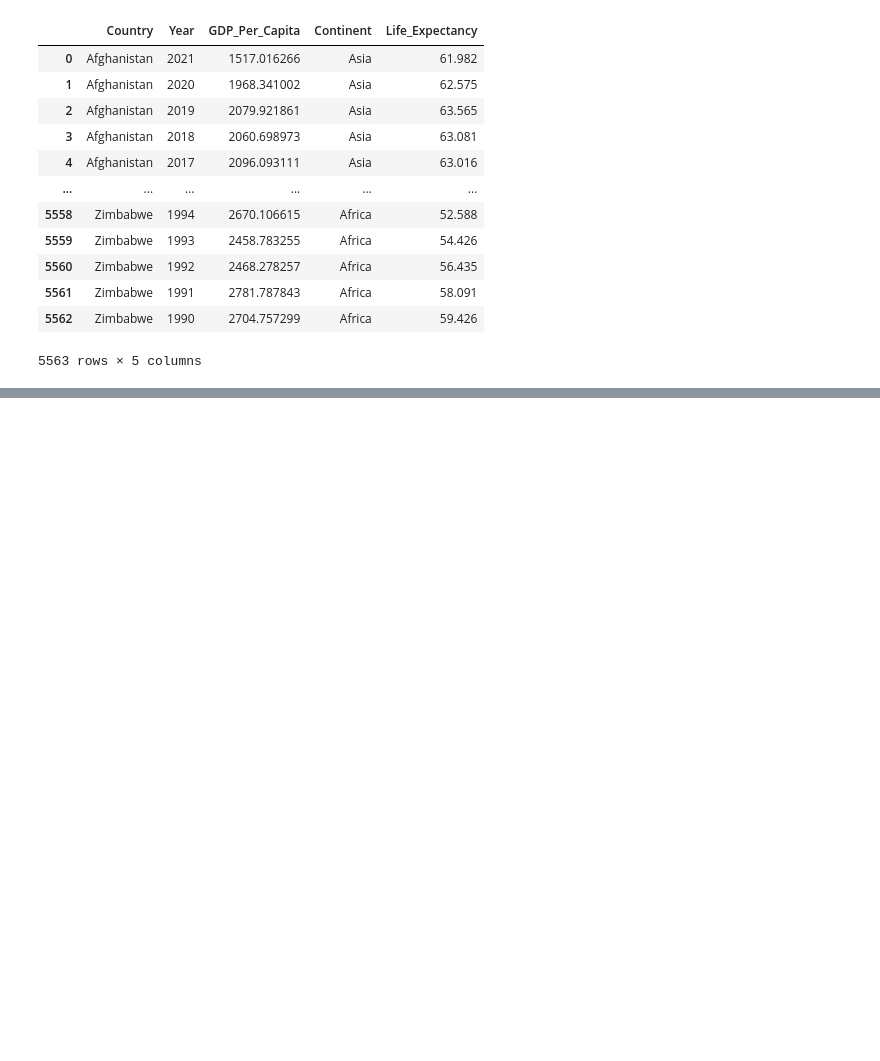
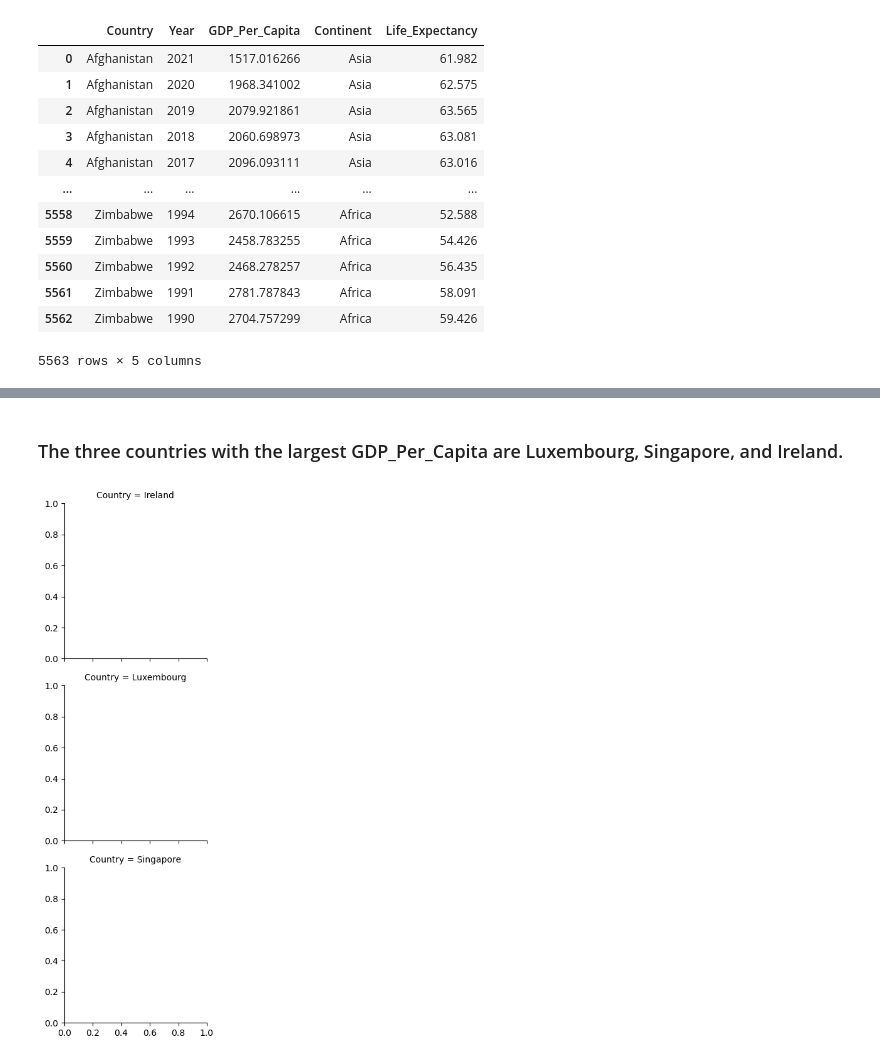
Before and after one commit to nss-data-science-cohort-8/un-exploration-ThomasDavis4757, a Jupyter notebook: Notebooks/UN_Data_Exploration.ipynb, the cells around one changed output, grey strips where cells are left out. Saved outputs shown, nothing was run; the diff lists cells and outputs as text; code cells hidden in the pictures; blank space fills up the shorter version.

```diff
--- a/Notebooks/UN_Data_Exploration.ipynb
+++ b/Notebooks/UN_Data_Exploration.ipynb
@@ -606,7 +608,7 @@ Year                        Int32
 Life_Expectancy           Float64
 dtype: object
 # %%
-gdp_le = gdp_df.merge(life_expectancy)
+gdp_le = gdp_df.merge(life_expectancy, validate = "one_to_one")
 gdp_le
 # %% [output]
 |  | Country | Year | GDP_Per_Capita | Continent | Life_Expectancy |
@@ -624,0 +676,11 @@ gdp_le
+# %% [markdown]
+###    The three countries with the largest GDP_Per_Capita are Luxembourg, Singapore, and Ireland.
+# %%
+gdp_le_facet = gdp_le[gdp_le["Country"].isin(["Luxembourg" , "Singapore" , "Ireland"])]
+# %%
+gdp_le_facet = gdp_le_facet.drop("GDP_Per_Capita", axis = 1)
+gdp_le_facet = gdp_le_facet.drop("Continent", axis = 1)
+# %%
+graph = sns.FacetGrid(gdp_le_facet, row = "Country")
+# %% [output]
+[figure, added]
```
Also changed, not shown: parts of 22 cells of this notebook.
